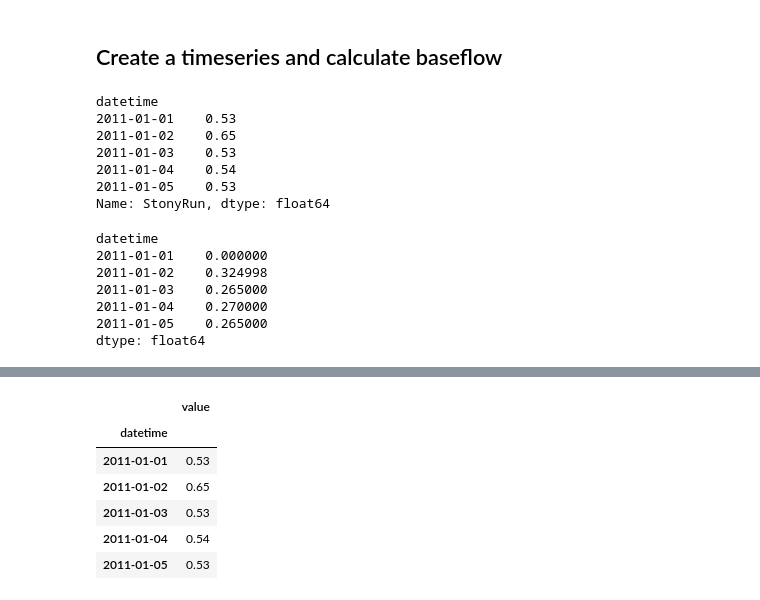
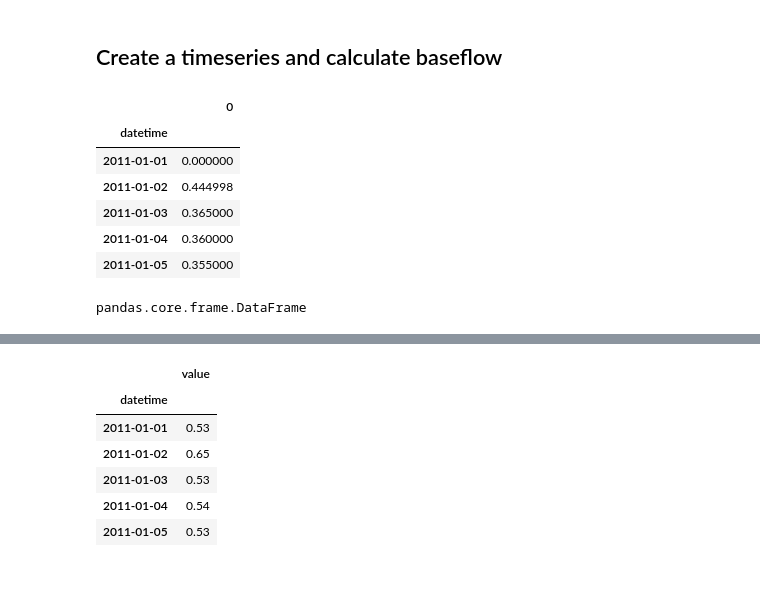
Before and after one commit to stijnvanhoey/hydropy, a Jupyter notebook: Additional_Features.ipynb, the cells around one changed output, grey strips where cells are left out. Drawn from its saved outputs; the diff is of its cells as text; code cells hidden in the pictures.

```diff
--- a/Additional_Features.ipynb
+++ b/Additional_Features.ipynb
@@ -16,27 +16,18 @@ herring = hp.get_usgs('01585200', 'dv', start, end)
 stony = hp.get_usgs('01589464', 'dv', start, end)
 # %% [markdown]
 ## Create a timeseries and calculate baseflow
-# %%
-s = pd.TimeSeries(stony['value'], name='StonyRun')
-#type(stony)
-# s.dtypes
-s.head()
-# %% [output]
-datetime
-2011-01-01    0.53
-2011-01-02    0.65
-2011-01-03    0.53
-2011-01-04    0.54
-2011-01-05    0.53
-Name: StonyRun, dtype: float64
 # %%
-bf = hp.get_baseflow_chapman(s, 0.00001)
-bf.head()
+bfc = hp.get_baseflow_chapman(herring, 0.00001)
+bfc.head()
 # %% [output]
-datetime
-2011-01-01    0.000000
-2011-01-02    0.324998
-2011-01-03    0.265000
-2011-01-04    0.270000
-2011-01-05    0.265000
-dtype: float64
+|  | 0 |
+| datetime |  |
+| 2011-01-01 | 0.000000 |
+| 2011-01-02 | 0.444998 |
+| 2011-01-03 | 0.365000 |
+| 2011-01-04 | 0.360000 |
+| 2011-01-05 | 0.355000 |
+# %%
+type(bfc)
+# %% [output]
+pandas.core.frame.DataFrame
```
Also changed, not shown: parts of 3 cells of this notebook, 2 other files.
